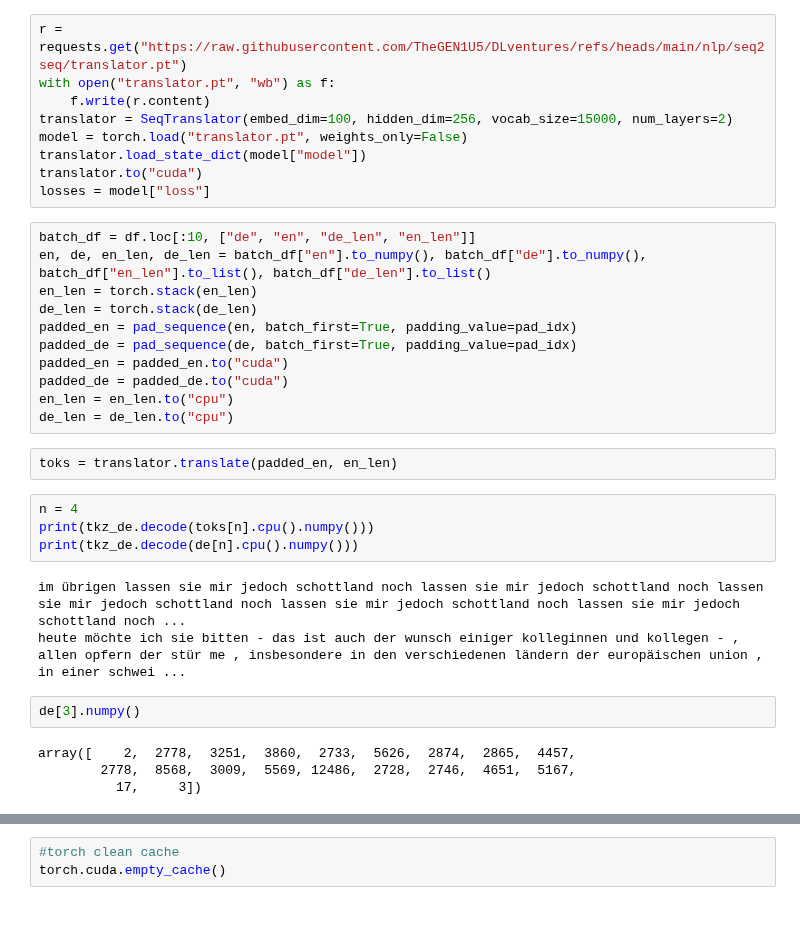
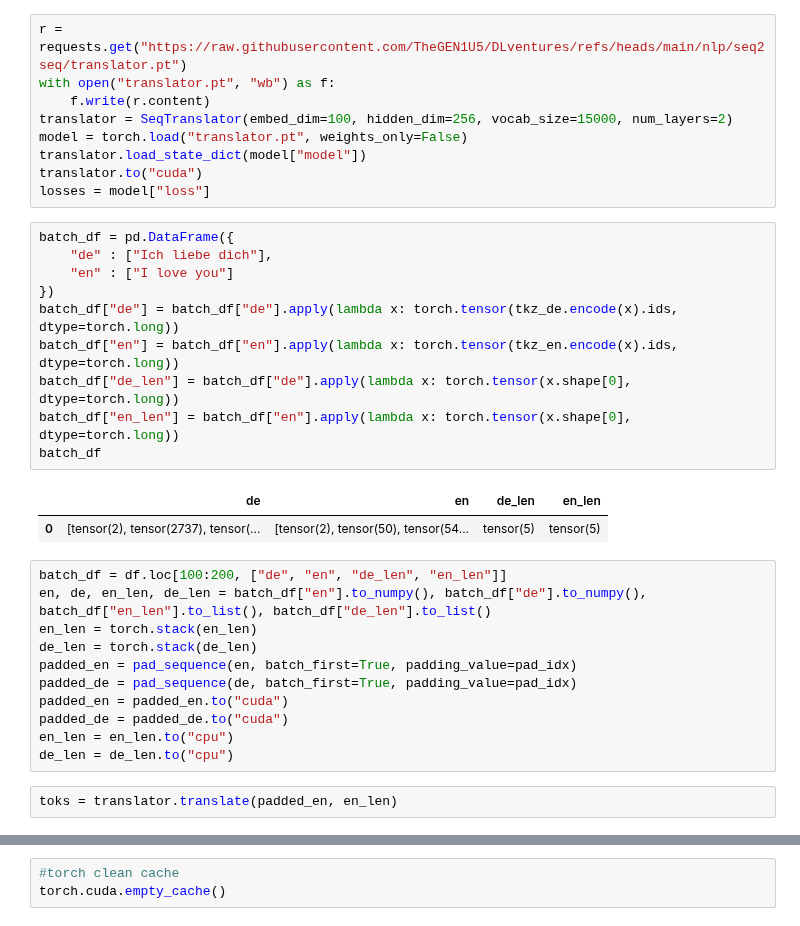
Before and after one commit to TheGEN1U5/DLventures, a Jupyter notebook: nlp/seq2seq/vanillaWMT.ipynb, the cells around one changed output, grey strips where cells are left out. Cells and saved outputs as stored; diff of their text form.

```diff
--- a/nlp/seq2seq/vanillaWMT.ipynb
+++ b/nlp/seq2seq/vanillaWMT.ipynb
@@ -257,8 +250,21 @@ model = torch.load("translator.pt", weights_only=False)
 translator.load_state_dict(model["model"])
 translator.to("cuda")
 losses = model["loss"]
+# %%
+batch_df = pd.DataFrame({
+    "de" : ["Ich liebe dich"],
+    "en" : ["I love you"]
+})
+batch_df["de"] = batch_df["de"].apply(lambda x: torch.tensor(tkz_de.encode(x).ids, dtype=torch.long))
+batch_df["en"] = batch_df["en"].apply(lambda x: torch.tensor(tkz_en.encode(x).ids, dtype=torch.long))
+batch_df["de_len"] = batch_df["de"].apply(lambda x: torch.tensor(x.shape[0], dtype=torch.long))
+batch_df["en_len"] = batch_df["en"].apply(lambda x: torch.tensor(x.shape[0], dtype=torch.long))
+batch_df
+# %% [output]
+|  | de | en | de_len | en_len |
+| 0 | [tensor(2), tensor(2737), tensor(... | [tensor(2), tensor(50), tensor(54... | tensor(5) | tensor(5) |
 # %%
-batch_df = df.loc[:10, ["de", "en", "de_len", "en_len"]]
+batch_df = df.loc[100:200, ["de", "en", "de_len", "en_len"]]
 en, de, en_len, de_len = batch_df["en"].to_numpy(), batch_df["de"].to_numpy(), batch_df["en_len"].to_list(), batch_df["de_len"].to_list()
 en_len = torch.stack(en_len)
 de_len = torch.stack(de_len)
@@ -270,16 +276,3 @@ en_len = en_len.to("cpu")
 de_len = de_len.to("cpu")
 # %%
 toks = translator.translate(padded_en, en_len)
-# %%
-n = 4
-print(tkz_de.decode(toks[n].cpu().numpy()))
-print(tkz_de.decode(de[n].cpu().numpy()))
-# %% [output]
-im übrigen lassen sie mir jedoch schottland noch lassen sie mir jedoch schottland noch lassen sie mir jedoch schottland noch lassen sie mir jedoch schottland noch lassen sie mir jedoch schottland noch ...
-heute möchte ich sie bitten - das ist auch der wunsch einiger kolleginnen und kollegen - , allen opfern der stür me , insbesondere in den verschiedenen ländern der europäischen union , in einer schwei ...
-# %%
-de[3].numpy()
-# %% [output]
-array([    2,  2778,  3251,  3860,  2733,  5626,  2874,  2865,  4457,
-        2778,  8568,  3009,  5569, 12486,  2728,  2746,  4651,  5167,
-          17,     3])
```
Also changed, not shown: parts of 7 cells of this notebook, 1 other file.
